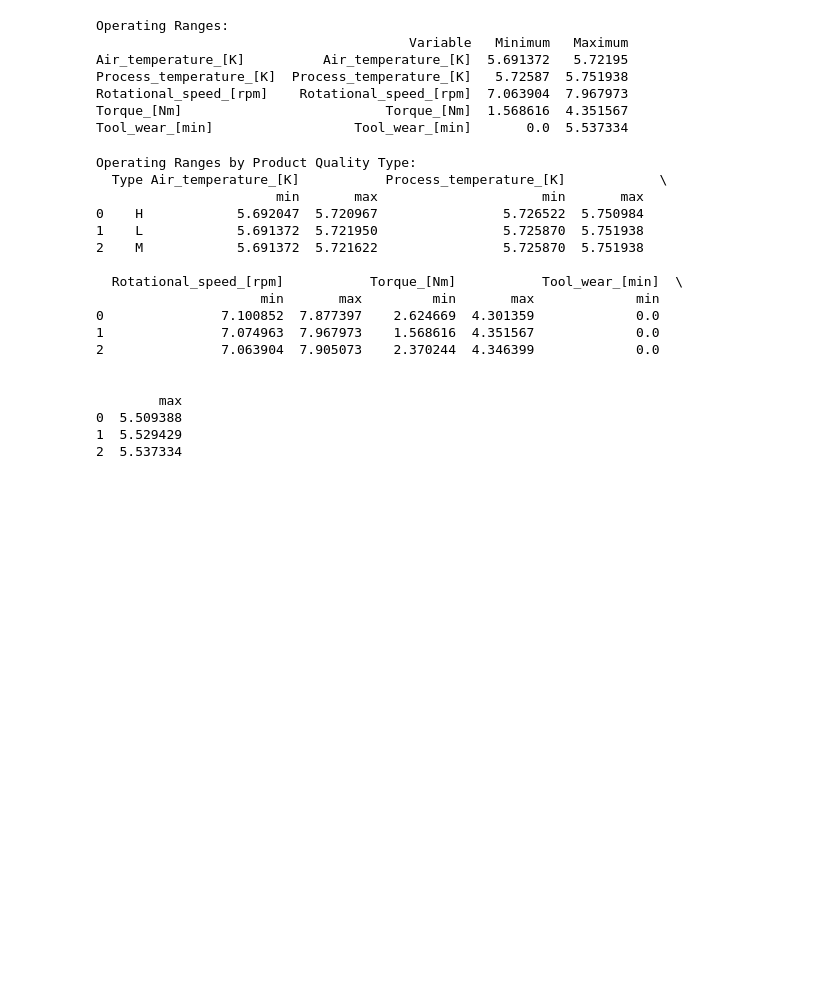
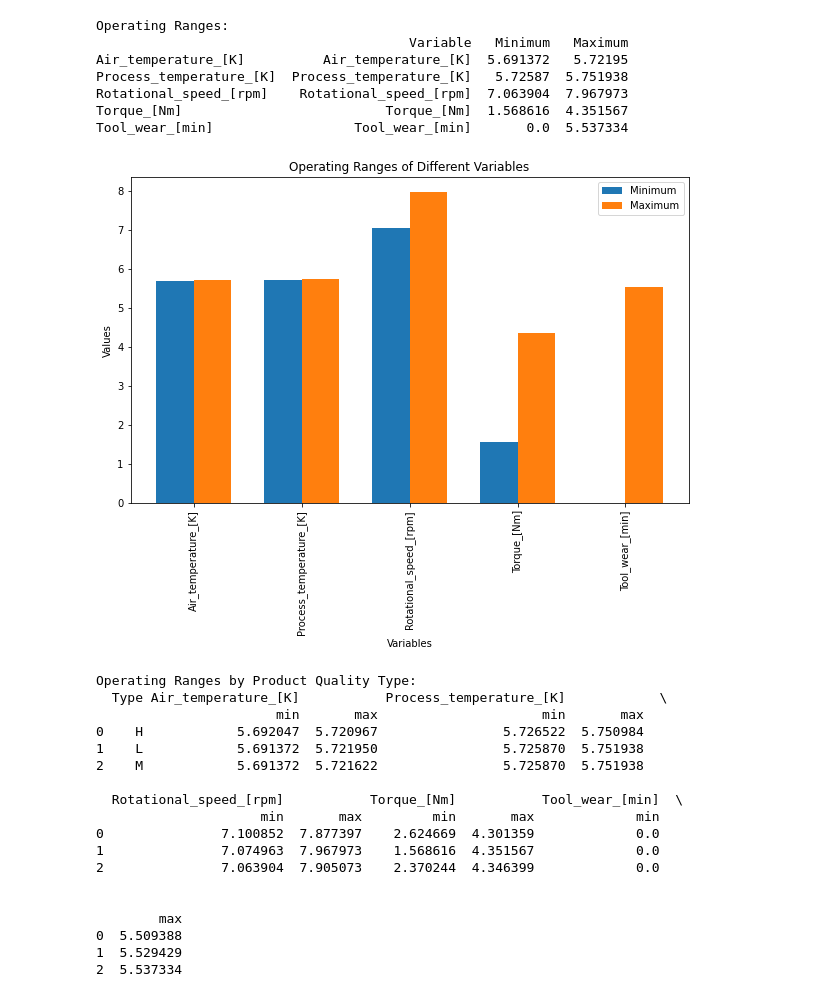
Before and after one commit to shima-maleki/exploratory-data-analysis---the-manufacturing-process363, a Jupyter notebook: analysis_and_visualisation.ipynb, the cells around one changed output. Saved outputs shown, nothing was run; the diff lists cells and outputs as text; code cells hidden in the pictures; blank space fills up the shorter version.

```diff
--- a/analysis_and_visualisation.ipynb
+++ b/analysis_and_visualisation.ipynb
@@ -59,13 +59,13 @@ The management would also like to know the upper limits of tool wear the machine
 Create a visualisation displaying the number of tools operating at different tool wear values.
 # %%
 # Calculate the operating ranges for each variable
+
+variables = ['Air_temperature_[K]', 'Process_temperature_[K]', 'Rotational_speed_[rpm]',
+                 'Torque_[Nm]', 'Tool_wear_[min]']
 operating_ranges = {
-    'Variable': ['Air_temperature_[K]', 'Process_temperature_[K]', 'Rotational_speed_[rpm]',
-                 'Torque_[Nm]', 'Tool_wear_[min]'],
-    'Minimum': df.min()[['Air_temperature_[K]', 'Process_temperature_[K]', 'Rotational_speed_[rpm]',
-                         'Torque_[Nm]', 'Tool_wear_[min]']],
-    'Maximum': df.max()[['Air_temperature_[K]', 'Process_temperature_[K]', 'Rotational_speed_[rpm]',
-                         'Torque_[Nm]', 'Tool_wear_[min]']]
+    'Variable': variables,
+    'Minimum': df.min()[variables],
+    'Maximum': df.max()[variables]
 }
 
 # Display the operating ranges table
@@ -80,6 +80,25 @@ Process_temperature_[K]  Process_temperature_[K]   5.72587  5.751938
 Rotational_speed_[rpm]    Rotational_speed_[rpm]  7.063904  7.967973
 Torque_[Nm]                          Torque_[Nm]  1.568616  4.351567
 Tool_wear_[min]                  Tool_wear_[min]       0.0  5.537334
+# %%
+import numpy as np
+# Creating the plot
+x = np.arange(len(operating_ranges_df['Variable']))  # the label locations
+width = 0.35  # the width of the bars
+
+fig, ax = plt.subplots(figsize=(10, 6))
+rects1 = ax.bar(x - width/2, operating_ranges_df['Minimum'], width, label='Minimum')
+rects2 = ax.bar(x + width/2, operating_ranges_df['Maximum'], width, label='Maximum')
+
+# Adding some text for labels, title, and custom x-axis tick labels, etc.
+ax.set_xlabel('Variables')
+ax.set_ylabel('Values')
+ax.set_title('Operating Ranges of Different Variables')
+ax.set_xticks(x)
+ax.set_xticklabels(operating_ranges_df['Variable'] ,rotation = 90)
+ax.legend();
+# %% [output]
+[figure, added]
 # %%
 # Calculate operating ranges by product quality types
 operating_ranges_by_type = df.groupby('Type').agg({
```
Also changed, not shown: parts of 3 cells of this notebook, 4 other files.
